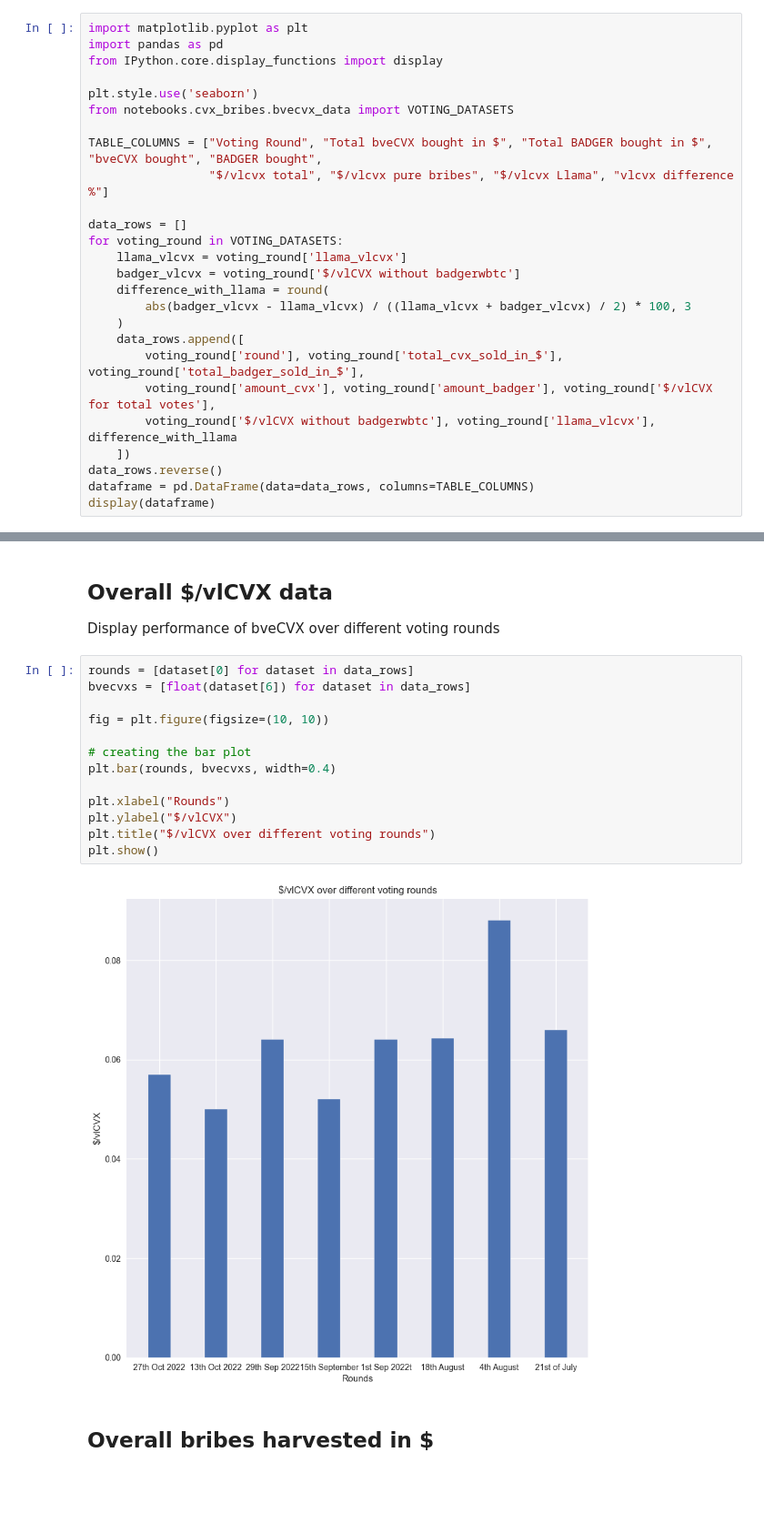
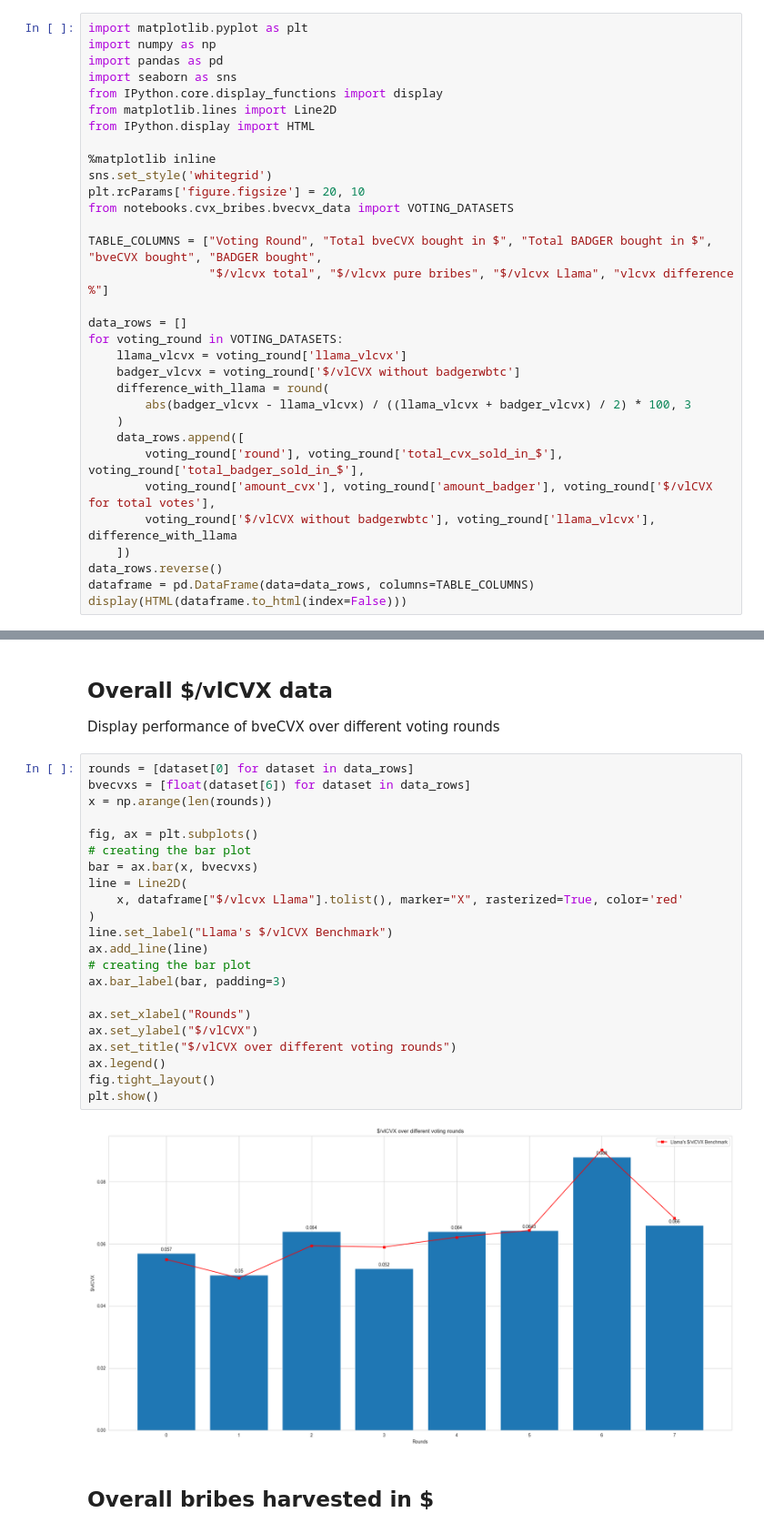
Before and after one commit to Badger-Finance/badger-influence-analytics, a Jupyter notebook: notebooks/cvx_bribes/bribes_bvecvx_research.ipynb, the cells around one changed output, grey strips where cells are left out. Shown at 91% size. Cells and saved outputs as stored; diff of their text form; blank space fills up the shorter version.

Commit message:
feat: prettify bveCVX voting notebook as well

```diff
--- a/notebooks/cvx_bribes/bribes_bvecvx_research.ipynb
+++ b/notebooks/cvx_bribes/bribes_bvecvx_research.ipynb
@@ -2,10 +2,16 @@
 ## Bribe and Voting report for bveCVX overview
 # %%
 import matplotlib.pyplot as plt
+import numpy as np
 import pandas as pd
+import seaborn as sns
 from IPython.core.display_functions import display
+from matplotlib.lines import Line2D
+from IPython.display import HTML
 
-plt.style.use('seaborn')
+%matplotlib inline
+sns.set_style('whitegrid')
+plt.rcParams['figure.figsize'] = 20, 10
 from notebooks.cvx_bribes.bvecvx_data import VOTING_DATASETS
 
 TABLE_COLUMNS = ["Voting Round", "Total bveCVX bought in $", "Total BADGER bought in $", "bveCVX bought", "BADGER bought",
@@ -25,5 +31,5 @@ for voting_round in VOTING_DATASETS:
     ])
 data_rows.reverse()
 dataframe = pd.DataFrame(data=data_rows, columns=TABLE_COLUMNS)
-display(dataframe)
+display(HTML(dataframe.to_html(index=False)))
 # %% [output]
@@ -42,18 +48,27 @@ Display performance of bveCVX over different voting rounds
 # %%
 rounds = [dataset[0] for dataset in data_rows]
 bvecvxs = [float(dataset[6]) for dataset in data_rows]
+x = np.arange(len(rounds))
 
-fig = plt.figure(figsize=(10, 10))
+fig, ax = plt.subplots()
+# creating the bar plot
+bar = ax.bar(x, bvecvxs)
+line = Line2D(
+    x, dataframe["$/vlcvx Llama"].tolist(), marker="X", rasterized=True, color='red'
+)
+line.set_label("Llama's $/vlCVX Benchmark")
+ax.add_line(line)
+# creating the bar plot
+ax.bar_label(bar, padding=3)
 
-# creating the bar plot
-plt.bar(rounds, bvecvxs, width=0.4)
-
-plt.xlabel("Rounds")
-plt.ylabel("$/vlCVX")
-plt.title("$/vlCVX over different voting rounds")
+ax.set_xlabel("Rounds")
+ax.set_ylabel("$/vlCVX")
+ax.set_title("$/vlCVX over different voting rounds")
+ax.legend()
+fig.tight_layout()
 plt.show()
 # %% [output]
-[figure, old version]
+[figure, new version]
 # %% [markdown]
 ## Overall bribes harvested in $
 # %%
```
Also changed, not shown: parts of 2 cells of this notebook.
